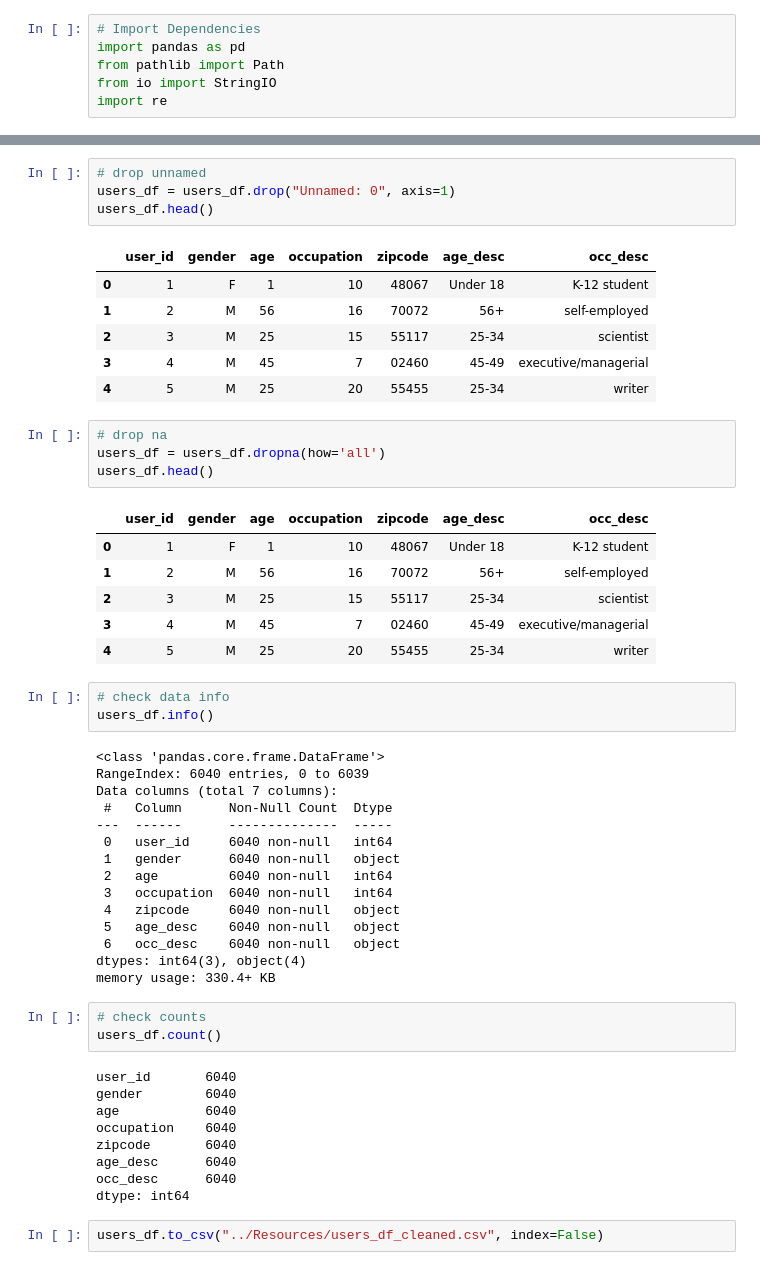
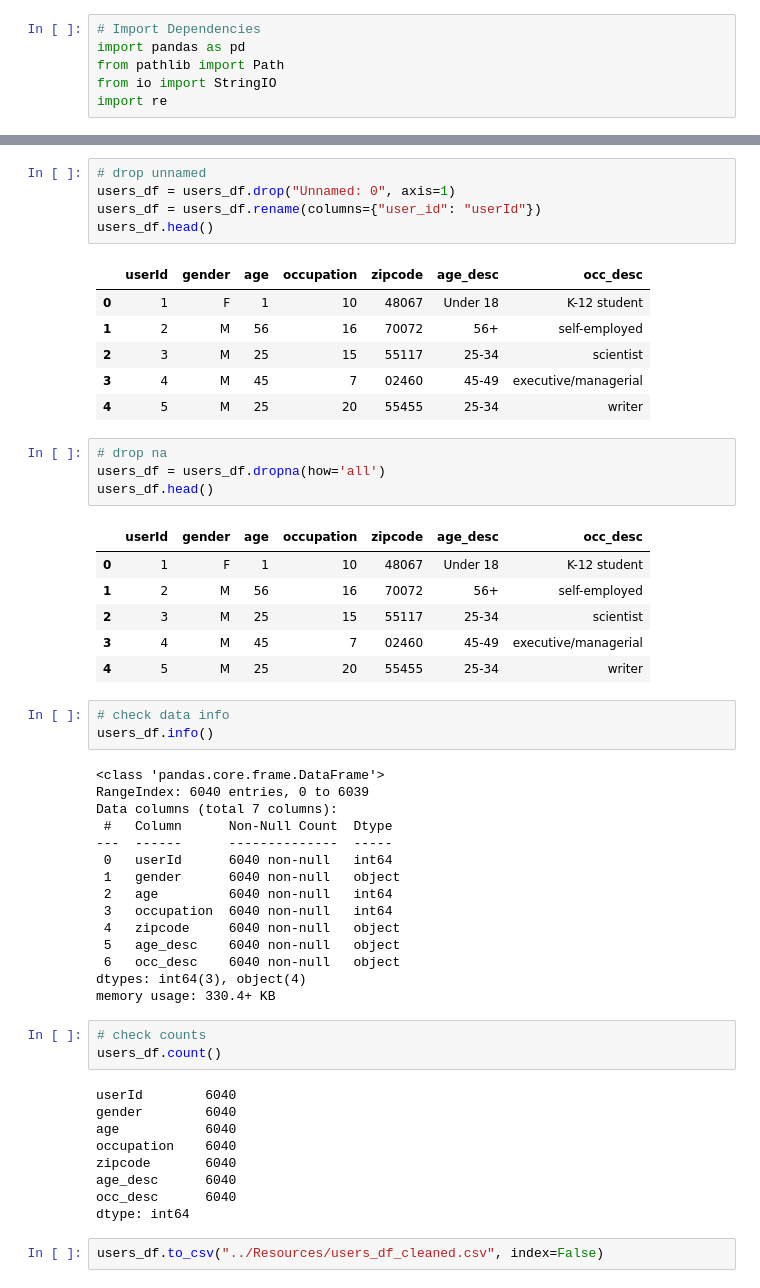
Before and after one commit to ChisomOzo/project4-group8, a Jupyter notebook: EDA/users_clean.ipynb, the cells around one changed output, grey strips where cells are left out. Cells and saved outputs as stored; diff of their text form.

```diff
--- a/EDA/users_clean.ipynb
+++ b/EDA/users_clean.ipynb
@@ -19,9 +19,10 @@ users_df.head()
 # %%
 # drop unnamed
 users_df = users_df.drop("Unnamed: 0", axis=1)
+users_df = users_df.rename(columns={"user_id": "userId"})
 users_df.head()
 # %% [output]
-|  | user_id | gender | age | occupation | zipcode | age_desc | occ_desc |
+|  | userId | gender | age | occupation | zipcode | age_desc | occ_desc |
 | 0 | 1 | F | 1 | 10 | 48067 | Under 18 | K-12 student |
 | 1 | 2 | M | 56 | 16 | 70072 | 56+ | self-employed |
 | 2 | 3 | M | 25 | 15 | 55117 | 25-34 | scientist |
@@ -32,7 +33,7 @@ users_df.head()
 users_df = users_df.dropna(how='all')
 users_df.head()
 # %% [output]
-|  | user_id | gender | age | occupation | zipcode | age_desc | occ_desc |
+|  | userId | gender | age | occupation | zipcode | age_desc | occ_desc |
 | 0 | 1 | F | 1 | 10 | 48067 | Under 18 | K-12 student |
 | 1 | 2 | M | 56 | 16 | 70072 | 56+ | self-employed |
 | 2 | 3 | M | 25 | 15 | 55117 | 25-34 | scientist |
@@ -47,7 +48,7 @@ RangeIndex: 6040 entries, 0 to 6039
 Data columns (total 7 columns):
  #   Column      Non-Null Count  Dtype
 ---  ------      --------------  -----
- 0   user_id     6040 non-null   int64
+ 0   userId      6040 non-null   int64
  1   gender      6040 non-null   object
  2   age         6040 non-null   int64
  3   occupation  6040 non-null   int64
@@ -60,7 +61,7 @@ memory usage: 330.4+ KB
 # check counts
 users_df.count()
 # %% [output]
-user_id       6040
+userId        6040
 gender        6040
 age           6040
 occupation    6040
```
Also changed, not shown: 4 other files.
